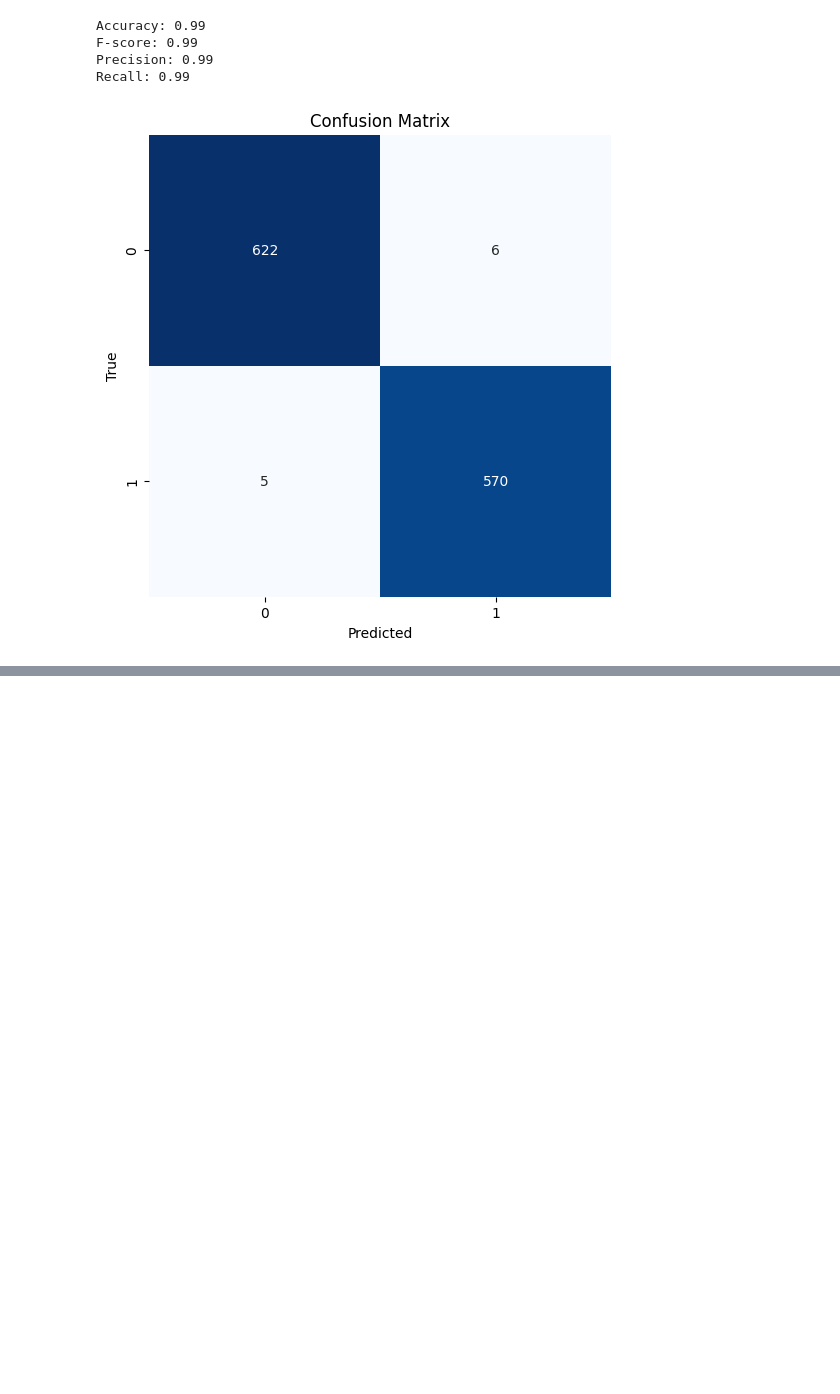
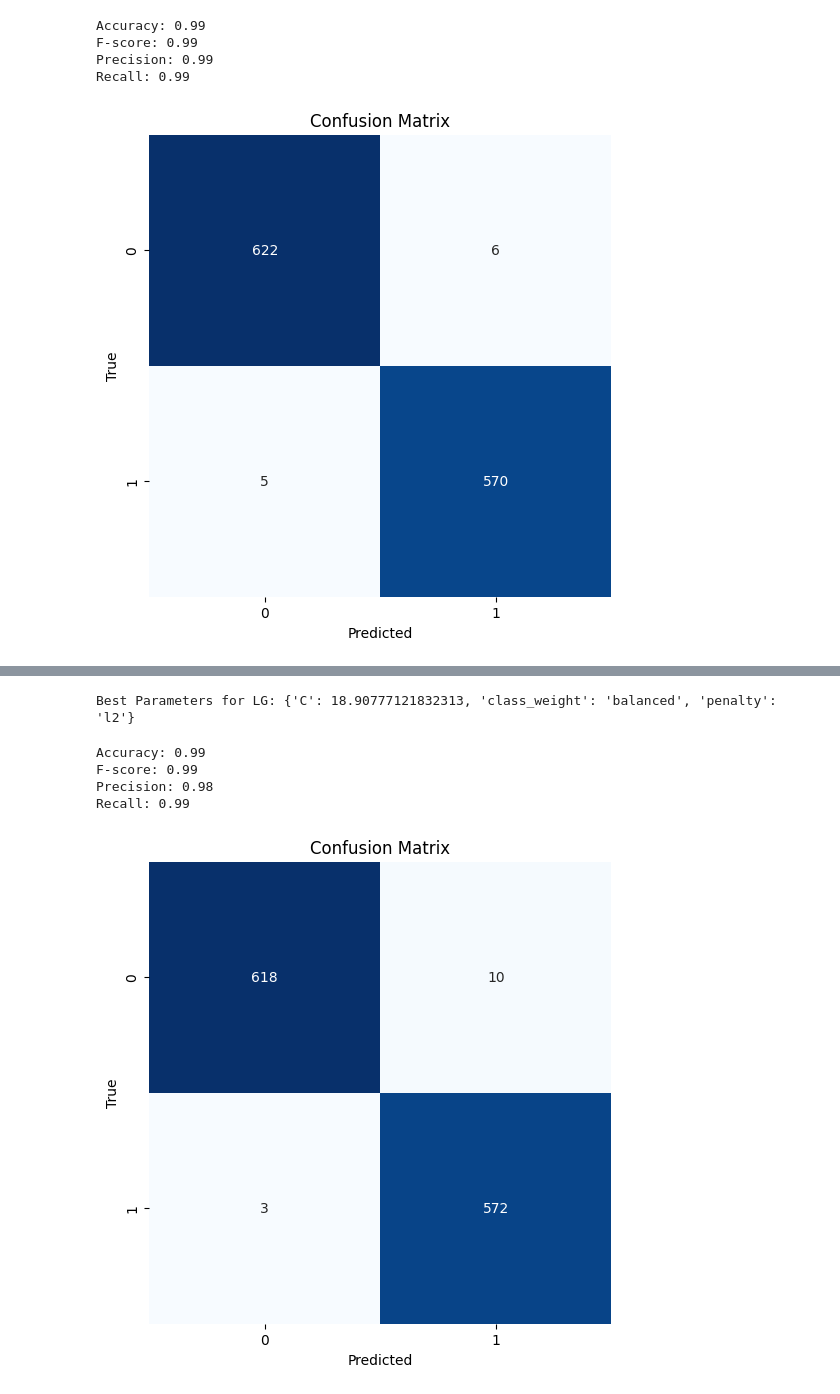
Before and after one commit to lazybug19/FakeAlert, a Jupyter notebook: fakenews.ipynb, the cells around one changed output, grey strips where cells are left out. Cells and saved outputs as stored; diff of their text form; code cells hidden in the pictures; blank space fills up the shorter version.

```diff
--- a/fakenews.ipynb
+++ b/fakenews.ipynb
@@ -225,0 +410,52 @@ Recall: 0.99
+# %%
+# Best hyperparameters
+best_params = optimizer.max['params']
+best_params['class_weight'] = 'balanced' if best_params['class_weight'] >= 0.5 else None
+best_params['penalty'] = 'l1' if best_params['penalty'] < 0.5 else 'l2'
+print("Best Parameters for LG:", best_params)
+
+# New LogisticRegression model with the best hyperparameters
+lr_best = LogisticRegression(C=best_params['C'],
+                             penalty=best_params['penalty'],
+                             class_weight=best_params['class_weight'],
+                             solver='liblinear',
+                             random_state=42)
+# %% [output]
+Best Parameters for LG: {'C': 18.90777121832313, 'class_weight': 'balanced', 'penalty': 'l2'}
+# %%
+# Max voting ensemble with soft voting
+optimisedModel = VotingClassifier(
+    estimators=[
+        ('rf', rf_best),
+        ('lr', lr_best),
+        ('gb', gb_best)
+    ],
+    voting='soft'
+)
+
+optimisedModel.fit(X_train_resampled, y_train_resampled)
+y_pred = optimisedModel.predict(X_test)
+# %%
+#Evaluation metrics
+accuracy = accuracy_score(y_test, y_pred)
+fscore = f_score(y_test, y_pred)
+prec = precision(y_test, y_pred)
+rec = recall(y_test, y_pred)
+conf_m = confusion_matrix(y_test, y_pred)
+print(f'Accuracy: {accuracy:.2f}')
+print(f'F-score: {fscore:.2f}')
+print(f'Precision: {prec:.2f}')
+print(f'Recall: {rec:.2f}')
+
+plt.figure(figsize=(6, 6))
+sns.heatmap(conf_m, annot=True, fmt="d", cmap="Blues", cbar=False, square=True)
+plt.xlabel("Predicted")
+plt.ylabel("True")
+plt.title("Confusion Matrix")
+plt.show()
+# %% [output]
+Accuracy: 0.99
+F-score: 0.99
+Precision: 0.98
+Recall: 0.99
+[figure, added]
```
Also changed, not shown: parts of 20 cells of this notebook.
